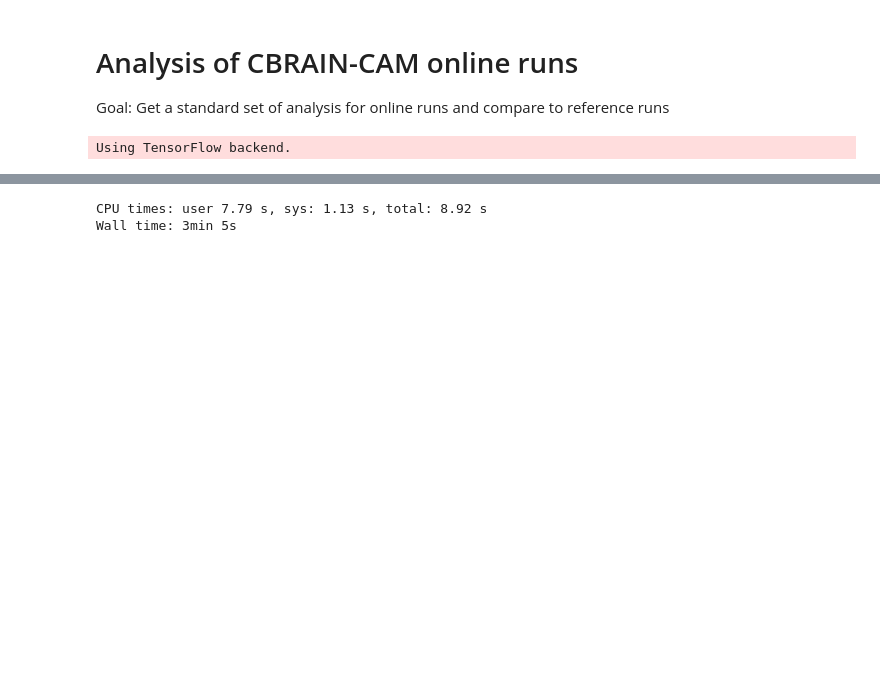
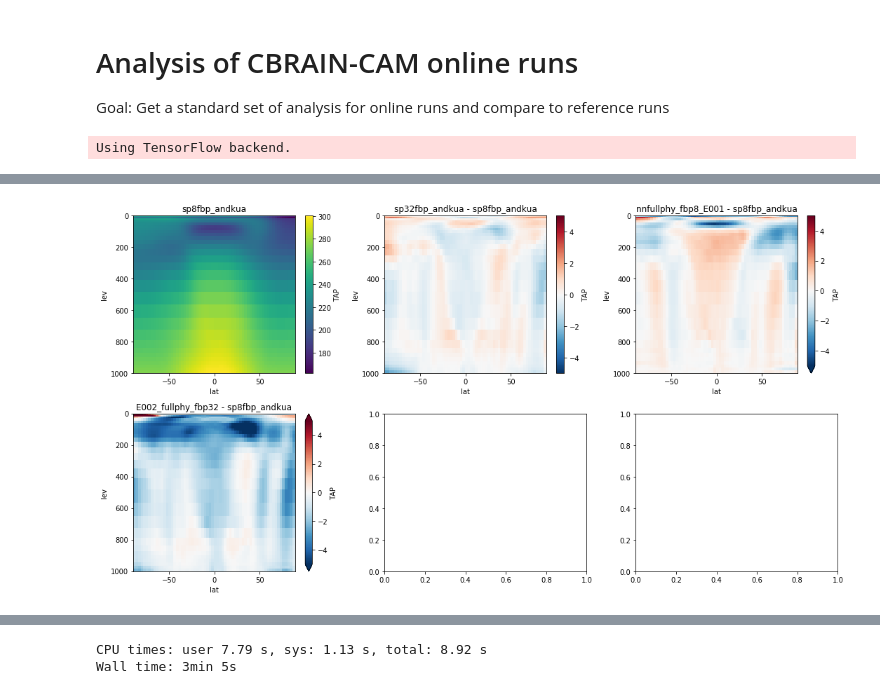
Before and after one commit to raspstephan/CBRAIN-CAM, a Jupyter notebook: notebooks/dev/cbrain-cam-analysis.ipynb, the cells around one changed output, grey strips where cells are left out. Saved outputs shown, nothing was run; the diff lists cells and outputs as text; code cells hidden in the pictures; blank space fills up the shorter version.

```diff
--- a/notebooks/dev/cbrain-cam-analysis.ipynb
+++ b/notebooks/dev/cbrain-cam-analysis.ipynb
@@ -15,0 +23,5 @@ Using TensorFlow backend.
+# %%
+exps = ['sp8fbp_andkua', 'sp32fbp_andkua', 'nnfullphy_fbp8_E001', 'E002_fullphy_fbp32']
+# %%
+%%time
+h0s = {e : xr.open_mfdataset(f'{DATA_DIR}{e}/*.h0.0000*', decode_times=False) for e in exps}
@@ -30,0 +34,15 @@ def animate_lat_lon(a, interval=100, **kwargs):
+# %%
+for d in h0s.values(): d['vTAP'] = vint(d, 'TAP', C_P); d['vQAP'] = vint(d, 'QAP', L_S)
+# %%
+def compare(func, exps, ref=None, **kwargs):
+    npanels = len(exps) if ref is None else len(exps) + 1
+    ncols=min(3, npanels); nrows=int(np.ceil(npanels/ncols))
+    fig, axs = plt.subplots(nrows, ncols, figsize=(15, 4*nrows));
+    if ref is None:
+        [func(h0s[e]).plot(ax=ax, **kwargs) for e, ax in zip(exps, axs.flat)]
+        [ax.set_title(e) for e, ax in zip(exps, axs.flat)]
+    else:
+        yi = kwargs['yincrease'] if 'yincrease' in kwargs.keys() else None
+        func(h0s[ref]).plot(ax=axs.flat[0], yincrease=yi); axs.flat[0].set_title(ref)
+        [(func(h0s[e])-func(h0s[ref])).plot(ax=ax, **kwargs) for e, ax in zip(exps, axs.flat[1:])]
+        [ax.set_title(f'{e} - {ref}') for e, ax in zip(exps, axs.flat[1:])]
@@ -30,0 +54,6 @@ def animate_lat_lon(a, interval=100, **kwargs):
+# %%
+compare(lambda d: d['TAP'].mean(('time', 'lon')), exps[1:], ref = 'sp8fbp_andkua', yincrease=False,
+        vmin=-5, vmax=5, cmap='RdBu_r')
+plt.tight_layout()
+# %% [output]
+[figure, added]
```
Also changed, not shown: parts of 10 cells of this notebook, 4 other files.
